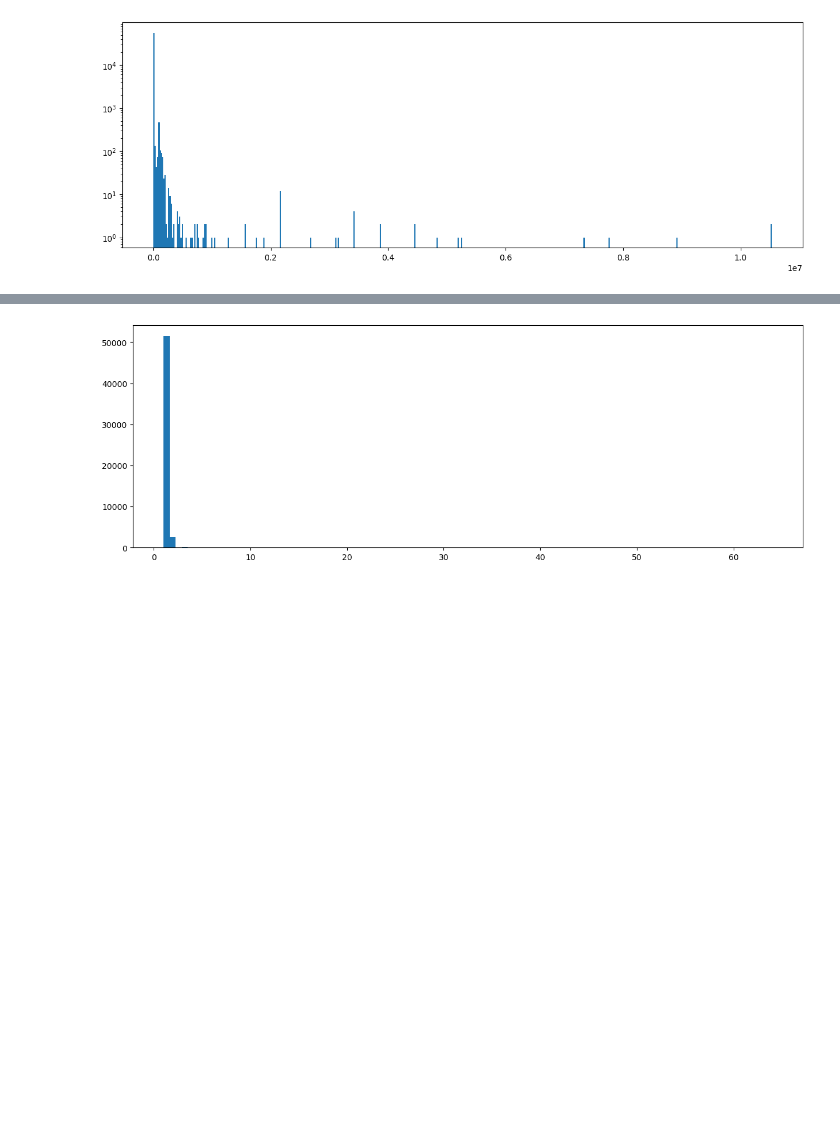
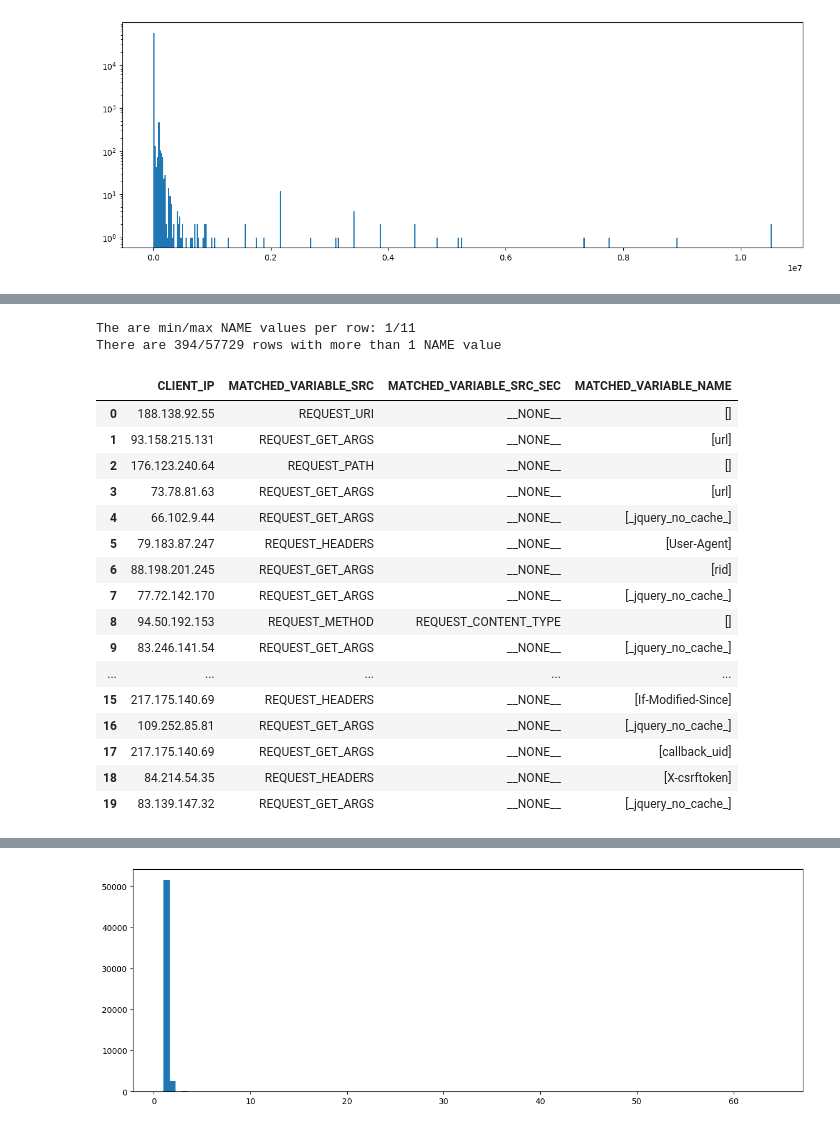
Before and after one commit to ivan-zapreev/ML-PT, a Jupyter notebook: ntb/01_data_exploration.ipynb, the cells around one changed output, grey strips where cells are left out. Saved outputs shown, nothing was run; the diff lists cells and outputs as text; code cells hidden in the pictures; blank space fills up the shorter version.

```diff
--- a/ntb/01_data_exploration.ipynb
+++ b/ntb/01_data_exploration.ipynb
@@ -322,0 +411,5 @@ _ = plt.hist(data_df['REQUEST_SIZE'], log=True, bins=500)
+# %%
+# Check on the distinct secondary SRC values
+# Notice that some of them are truncated and need to be restored
+dist_sec_src_vals = data_df['MATCHED_VARIABLE_SRC_SEC'].unique()
+dist_sec_src_vals
@@ -322,0 +440,4 @@ _ = plt.hist(data_df['REQUEST_SIZE'], log=True, bins=500)
+# %%
+# Apply the substitution
+data_df['MATCHED_VARIABLE_SRC_SEC'] = data_df['MATCHED_VARIABLE_SRC_SEC'].apply(lambda val : sec_to_src_map[val])
+data_df[['CLIENT_IP', 'MATCHED_VARIABLE_SRC', 'MATCHED_VARIABLE_SRC_SEC']].head(10)
@@ -327,5 +460,65 @@ _ = plt.hist(data_df['REQUEST_SIZE'], log=True, bins=500)
 # %%
 #----------------------------------------------------------
 # Consider the MATCHED_VARIABLE_NAME column
+# %%
+# First let us remove the repeated MATCHED_VARIABLE_SRC and MATCHED_VARIABLE_SRC_SEC column values from MATCHED_VARIABLE_NAME
+
+def replace_val(val, match):
+    if match != '':
+        val = val.replace(match + '.', '')
+        val = val.replace(match, '')
+    return val
+
+def clean_up_variable_names(row):
+    result = row['MATCHED_VARIABLE_NAME']
+    result = replace_val(result, row['MATCHED_VARIABLE_SRC'])
+    result = replace_val(result, row['MATCHED_VARIABLE_SRC_SEC'])
+    return result
+
+data_df['MATCHED_VARIABLE_NAME'] = data_df.apply(lambda row : clean_up_variable_names(row), axis=1)
+# %%
+# Count the maximum number of NAME entries per row
+src_counts = data_df['MATCHED_VARIABLE_NAME'].apply(lambda val : len(val.split(r'\';\'')))
+print(f'The are min/max NAME values per row: {src_counts.min()}/{src_counts.max()}')
+print(f'There are {np.sum(src_counts > 1)}/{len(data_df)} rows with more than 1 NAME value')
+# %% [output]
+The are min/max NAME values per row: 1/11
+There are 394/57729 rows with more than 1 NAME value
+# %%
+def is_name_args_replace(name, src, sec_src):
+    return name == '_' and (src == 'REQUEST_GET_ARGS' or sec_src == 'REQUEST_GET_ARGS')
+
+def devise_names(row):
+    names = row['MATCHED_VARIABLE_NAME']
+    if names != '':
+        src = row['MATCHED_VARIABLE_SRC']
+        sec_src = row['MATCHED_VARIABLE_SRC_SEC']
+        result = [ '_JQUERY_NO_CACHE_' if is_name_args_replace(name, src, sec_src) else name for name in names.split(r'\';\'')]
+    else:
+        result = []
+    return result
+
+data_df['MATCHED_VARIABLE_NAME'] = data_df.apply(devise_names, axis = 1)
+# %%
+# Show the results head
+data_df[['CLIENT_IP', 'MATCHED_VARIABLE_SRC', 'MATCHED_VARIABLE_SRC_SEC', 'MATCHED_VARIABLE_NAME']].head(20)
+# %% [output]
+|  | CLIENT_IP | MATCHED_VARIABLE_SRC | MATCHED_VARIABLE_SRC_SEC | MATCHED_VARIABLE_NAME |
+| 0 | 188.138.92.55 | REQUEST_URI | __NONE__ | [] |
+| 1 | 93.158.215.131 | REQUEST_GET_ARGS | __NONE__ | [url] |
+| 2 | 176.123.240.64 | REQUEST_PATH | __NONE__ | [] |
+| 3 | 73.78.81.63 | REQUEST_GET_ARGS | __NONE__ | [url] |
+| 4 | 66.102.9.44 | REQUEST_GET_ARGS | __NONE__ | [_jquery_no_cache_] |
+| 5 | 79.183.87.247 | REQUEST_HEADERS | __NONE__ | [User-Agent] |
+| 6 | 88.198.201.245 | REQUEST_GET_ARGS | __NONE__ | [rid] |
+| 7 | 77.72.142.170 | REQUEST_GET_ARGS | __NONE__ | [_jquery_no_cache_] |
+| 8 | 94.50.192.153 | REQUEST_METHOD | REQUEST_CONTENT_TYPE | [] |
+| 9 | 83.246.141.54 | REQUEST_GET_ARGS | __NONE__ | [_jquery_no_cache_] |
+| ... | ... | ... | ... | ... |
+| 15 | 217.175.140.69 | REQUEST_HEADERS | __NONE__ | [If-Modified-Since] |
+| 16 | 109.252.85.81 | REQUEST_GET_ARGS | __NONE__ | [_jquery_no_cache_] |
+| 17 | 217.175.140.69 | REQUEST_GET_ARGS | __NONE__ | [callback_uid] |
+| 18 | 84.214.54.35 | REQUEST_HEADERS | __NONE__ | [X-csrftoken] |
+| 19 | 83.139.147.32 | REQUEST_GET_ARGS | __NONE__ | [_jquery_no_cache_] |
 # %%
 # MATCHED_VARIABLE_NAME column conclusion:
```
Also changed, not shown: parts of 20 cells of this notebook, 1 other file.
